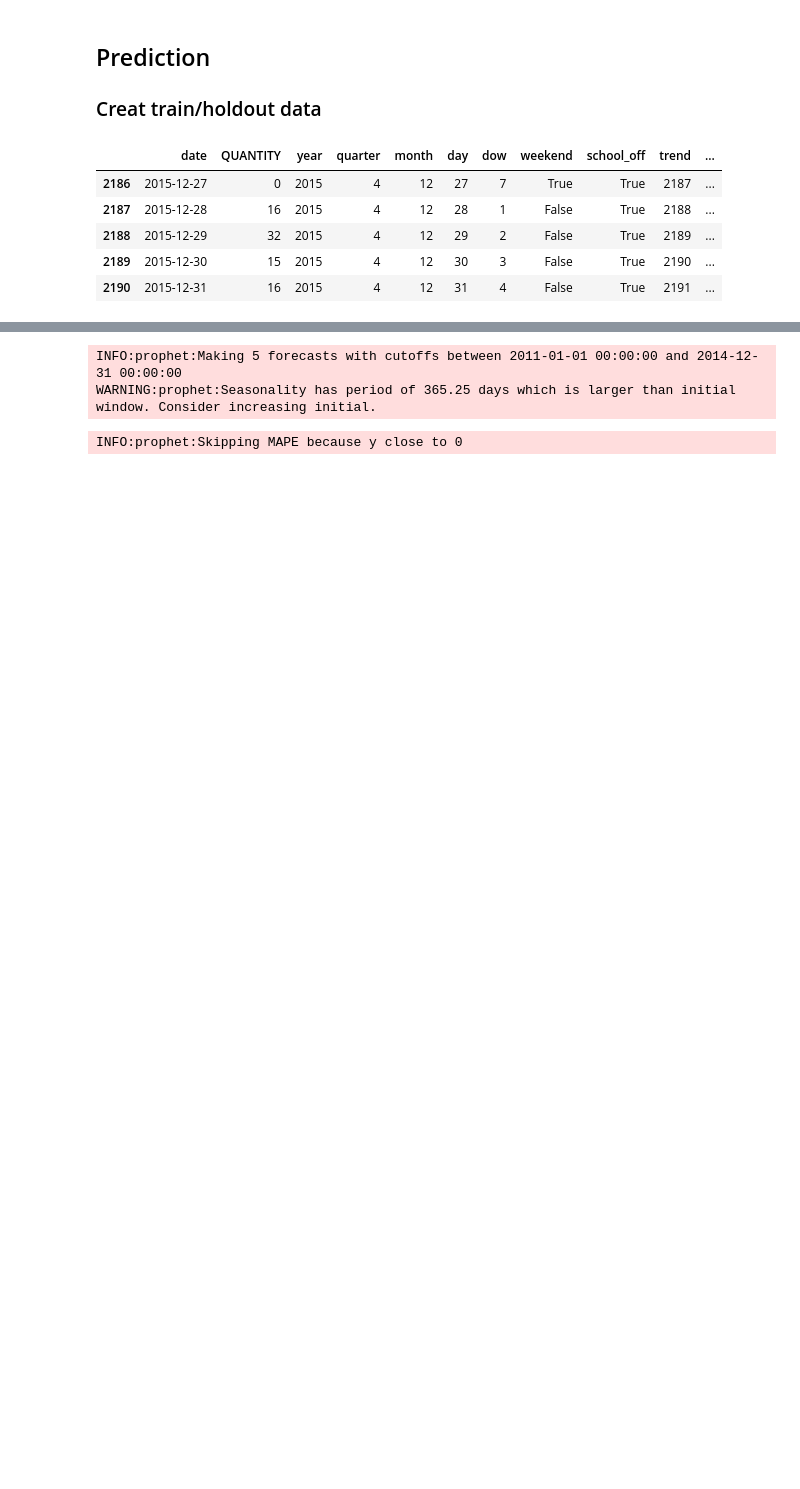
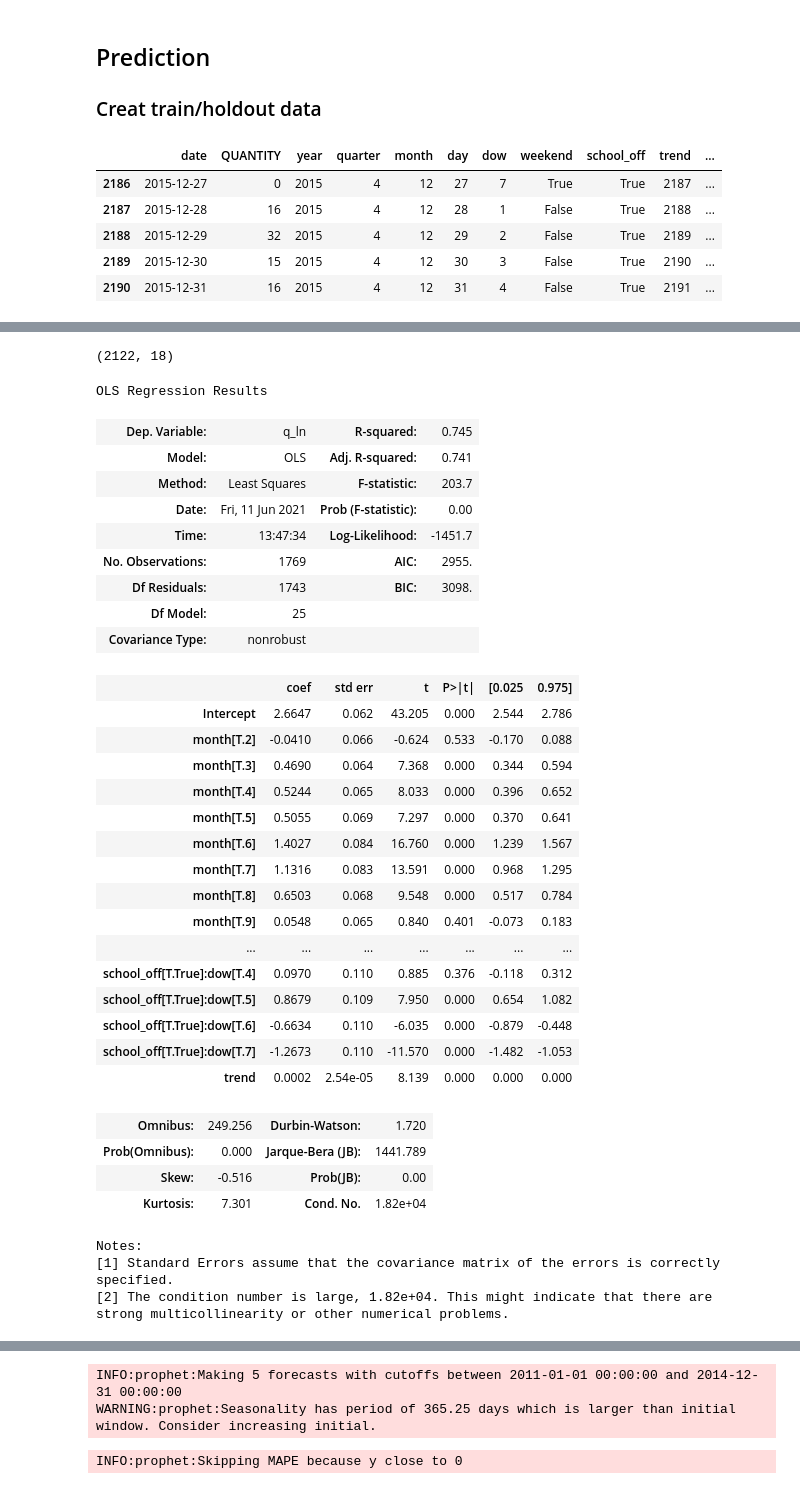
Before and after one commit to gabors-data-analysis/da_case_studies, a Jupyter notebook: ch18-swimmingpool/ch18-swimmingpool-predict.ipynb, the cells around one changed output, grey strips where cells are left out. Saved outputs shown, nothing was run; the diff lists cells and outputs as text; code cells hidden in the pictures; blank space fills up the shorter version.

```diff
--- a/ch18-swimmingpool/ch18-swimmingpool-predict.ipynb
+++ b/ch18-swimmingpool/ch18-swimmingpool-predict.ipynb
@@ -308,0 +357,47 @@ rmse_reg6 = np.mean(rmse_folds)
+# %%
+data_train2.shape
+# %% [output]
+(2122, 18)
+# %%
+y, X = dmatrices(
+    "q_ln ~ 1 + trend + month + dow + school_off*dow", data_train2.loc[lambda x: x.year != 2015]
+)
+
+
+reg6 = sm.OLS(y,X).fit()
+reg6.summary()
+# %% [output]
+OLS Regression Results
+| Dep. Variable: | q_ln | R-squared: | 0.745 |
+| Model: | OLS | Adj. R-squared: | 0.741 |
+| Method: | Least Squares | F-statistic: | 203.7 |
+| Date: | Fri, 11 Jun 2021 | Prob (F-statistic): | 0.00 |
+| Time: | 13:47:34 | Log-Likelihood: | -1451.7 |
+| No. Observations: | 1769 | AIC: | 2955. |
+| Df Residuals: | 1743 | BIC: | 3098. |
+| Df Model: | 25 |  |  |
+| Covariance Type: | nonrobust |  |  |
+|  | coef | std err | t | P>|t| | [0.025 | 0.975] |
+| Intercept | 2.6647 | 0.062 | 43.205 | 0.000 | 2.544 | 2.786 |
+| month[T.2] | -0.0410 | 0.066 | -0.624 | 0.533 | -0.170 | 0.088 |
+| month[T.3] | 0.4690 | 0.064 | 7.368 | 0.000 | 0.344 | 0.594 |
+| month[T.4] | 0.5244 | 0.065 | 8.033 | 0.000 | 0.396 | 0.652 |
+| month[T.5] | 0.5055 | 0.069 | 7.297 | 0.000 | 0.370 | 0.641 |
+| month[T.6] | 1.4027 | 0.084 | 16.760 | 0.000 | 1.239 | 1.567 |
+| month[T.7] | 1.1316 | 0.083 | 13.591 | 0.000 | 0.968 | 1.295 |
+| month[T.8] | 0.6503 | 0.068 | 9.548 | 0.000 | 0.517 | 0.784 |
+| month[T.9] | 0.0548 | 0.065 | 0.840 | 0.401 | -0.073 | 0.183 |
+| ... | ... | ... | ... | ... | ... | ... |
+| school_off[T.True]:dow[T.4] | 0.0970 | 0.110 | 0.885 | 0.376 | -0.118 | 0.312 |
+| school_off[T.True]:dow[T.5] | 0.8679 | 0.109 | 7.950 | 0.000 | 0.654 | 1.082 |
+| school_off[T.True]:dow[T.6] | -0.6634 | 0.110 | -6.035 | 0.000 | -0.879 | -0.448 |
+| school_off[T.True]:dow[T.7] | -1.2673 | 0.110 | -11.570 | 0.000 | -1.482 | -1.053 |
+| trend | 0.0002 | 2.54e-05 | 8.139 | 0.000 | 0.000 | 0.000 |
+| Omnibus: | 249.256 | Durbin-Watson: | 1.720 |
+| Prob(Omnibus): | 0.000 | Jarque-Bera (JB): | 1441.789 |
+| Skew: | -0.516 | Prob(JB): | 0.00 |
+| Kurtosis: | 7.301 | Cond. No. | 1.82e+04 |
+Notes:
+[1] Standard Errors assume that the covariance matrix of the errors is correctly specified.
+[2] The condition number is large, 1.82e+04. This might indicate that there are
+strong multicollinearity or other numerical problems.
```
Also changed, not shown: parts of 21 cells of this notebook.
